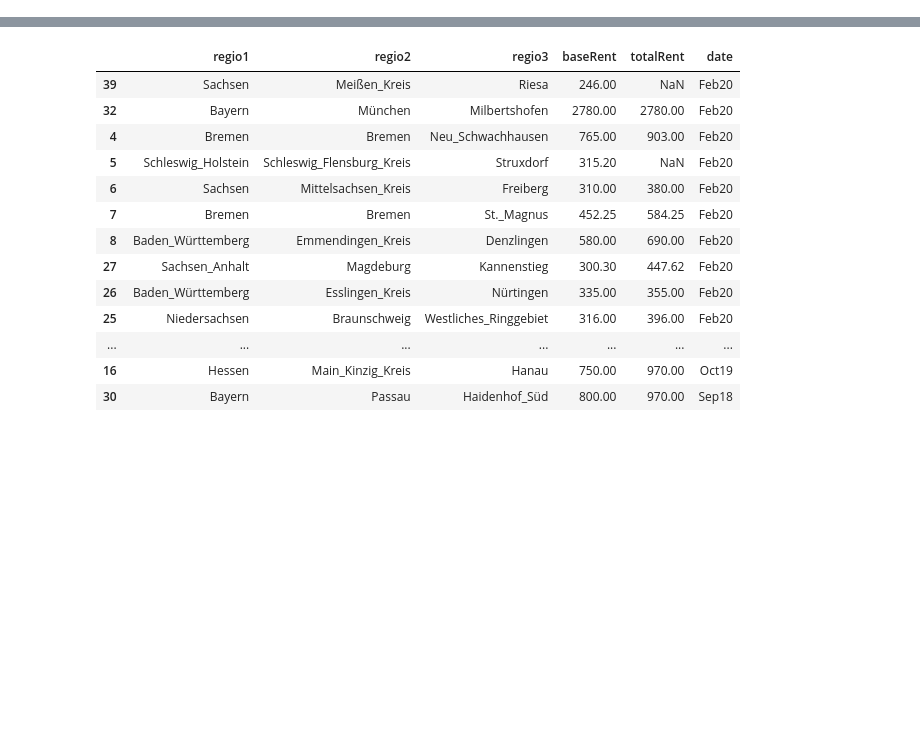
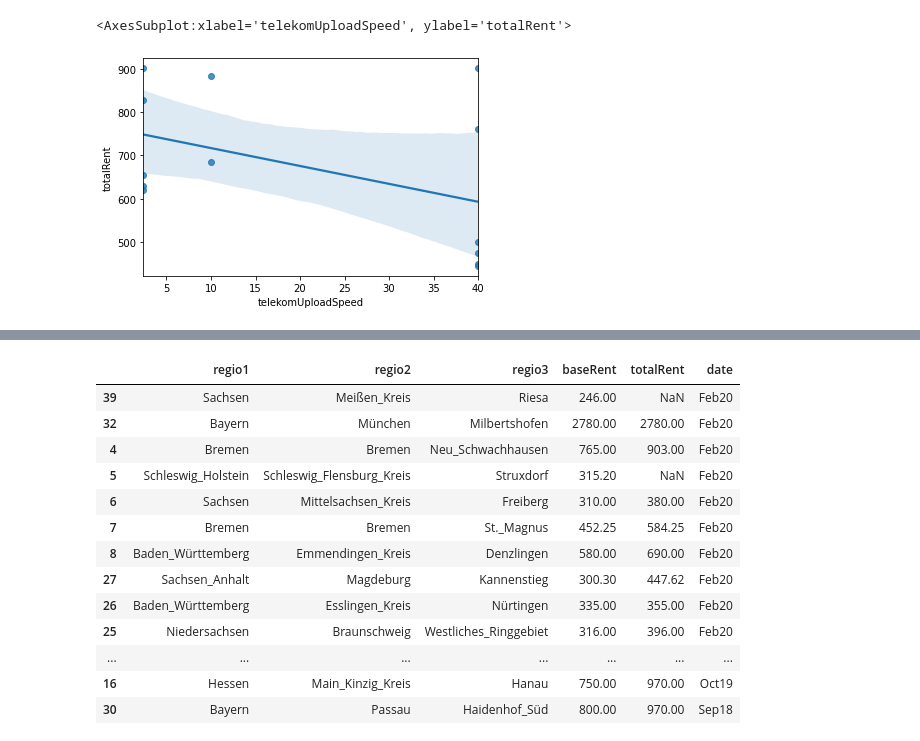
Before and after one commit to yuenfu001/Germany-EDA, a Jupyter notebook: EDA.ipynb, the cells around one changed output, grey strips where cells are left out. Cells and saved outputs as stored; diff of their text form; code cells hidden in the pictures; blank space fills up the shorter version.

```diff
--- a/EDA.ipynb
+++ b/EDA.ipynb
@@ -15,0 +34,6 @@ df.head()
+# %%
+SLR_df = df[["telekomUploadSpeed","totalRent"]].sample(15, random_state = 2)
+sns.regplot(x="telekomUploadSpeed",y="totalRent",data=SLR_df)
+# %% [output]
+<AxesSubplot:xlabel='telekomUploadSpeed', ylabel='totalRent'>
+[figure, added]
```
Also changed, not shown: parts of 18 cells of this notebook.
